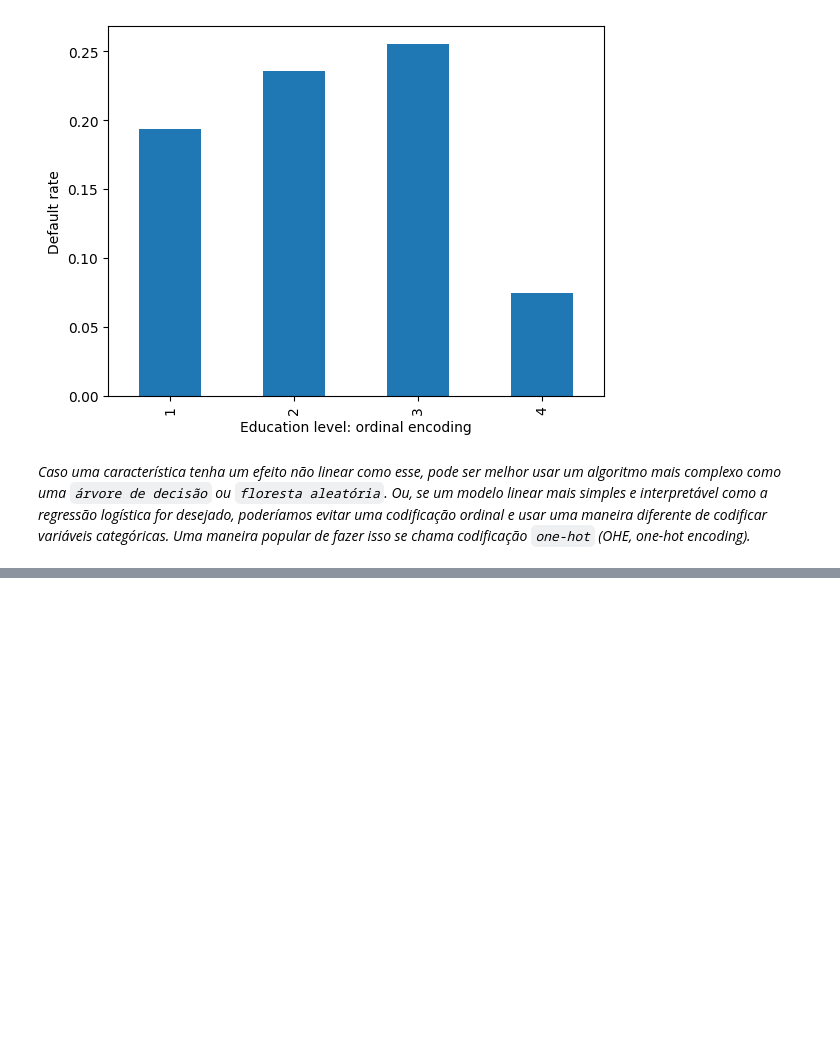
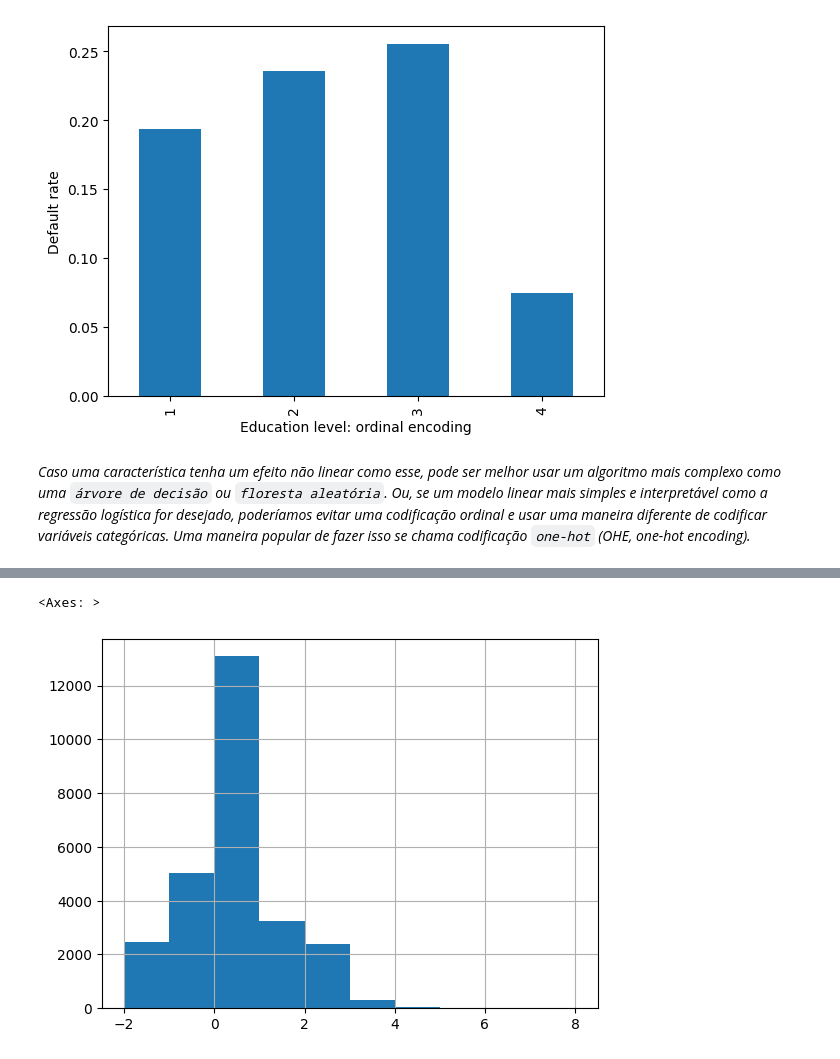
Before and after one commit to Mustasheep/Clientes-Inadimplentes, a Jupyter notebook: defaulting_client.ipynb, the cells around one changed output, grey strips where cells are left out. Drawn from its saved outputs; the diff is of its cells as text; code cells hidden in the pictures; blank space fills up the shorter version.

```diff
--- a/defaulting_client.ipynb
+++ b/defaulting_client.ipynb
@@ -373,0 +447,3 @@ _Caso uma característica tenha um efeito não linear como esse, pode ser melhor
+# %%
+df = pd.read_csv('/content/drive/MyDrive/CSVs/cleaned_data_defaulting_client.csv')
+df.head()
@@ -373,0 +478,4 @@ _Caso uma característica tenha um efeito não linear como esse, pode ser melhor
+# %%
+# Preparando as variáveis para examinar o histórico financeiro
+pay_feats = ['PAY_1', 'PAY_2', 'PAY_3', 'PAY_4', 'PAY_5', 'PAY_6']
+df[pay_feats].describe()
@@ -373,0 +528,5 @@ _Caso uma característica tenha um efeito não linear como esse, pode ser melhor
+# %%
+df[pay_feats[0]].hist() #esse gráfico não ficou legal... melhorias a serem feitas com matplotlib
+# %% [output]
+<Axes: >
+[figure, added]
```
Also changed, not shown: parts of 17 cells of this notebook.
